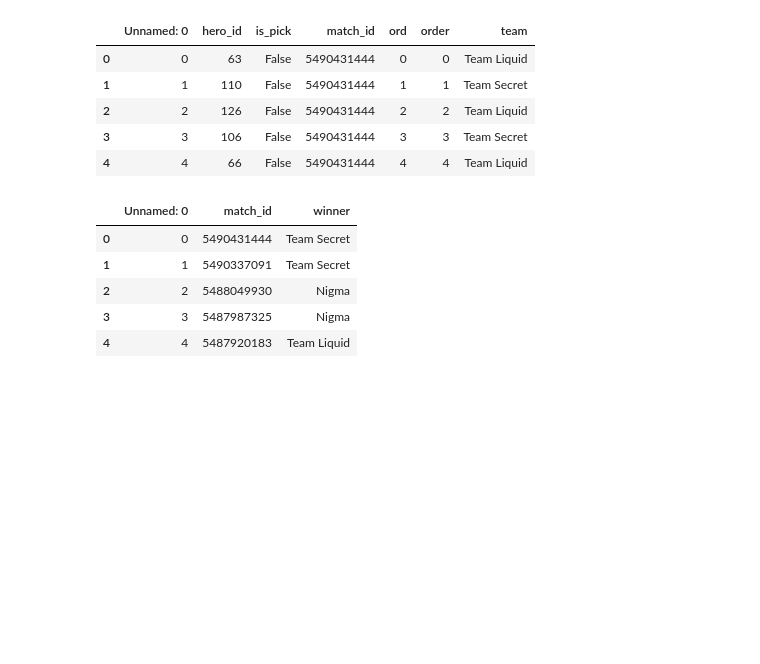
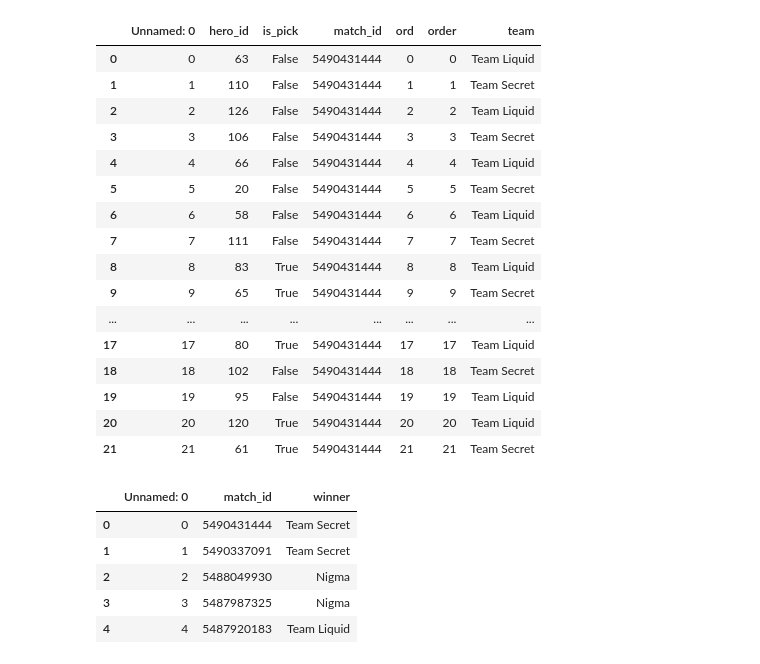
Before and after one commit to Aidan-Jared/DOTA-2-Project, a Jupyter notebook: src/PicksBanEDA.ipynb, the cells around one changed output. Cells and saved outputs as stored; diff of their text form; code cells hidden in the pictures; blank space fills up the shorter version.

```diff
--- a/src/PicksBanEDA.ipynb
+++ b/src/PicksBanEDA.ipynb
@@ -14,14 +14,25 @@ df_heroes = pd.DataFrame.from_dict(names, orient='index', columns=['name'])
 # %%
 df = pd.read_csv("../data/liquid_picks_bans.csv")
 df_win = pd.read_csv("../data/liquid_wins.csv")
-df.head()
+df.head(22)
 # %% [output]
 |  | Unnamed: 0 | hero_id | is_pick | match_id | ord | order | team |
 | 0 | 0 | 63 | False | 5490431444 | 0 | 0 | Team Liquid |
 | 1 | 1 | 110 | False | 5490431444 | 1 | 1 | Team Secret |
 | 2 | 2 | 126 | False | 5490431444 | 2 | 2 | Team Liquid |
 | 3 | 3 | 106 | False | 5490431444 | 3 | 3 | Team Secret |
 | 4 | 4 | 66 | False | 5490431444 | 4 | 4 | Team Liquid |
+| 5 | 5 | 20 | False | 5490431444 | 5 | 5 | Team Secret |
+| 6 | 6 | 58 | False | 5490431444 | 6 | 6 | Team Liquid |
+| 7 | 7 | 111 | False | 5490431444 | 7 | 7 | Team Secret |
+| 8 | 8 | 83 | True | 5490431444 | 8 | 8 | Team Liquid |
+| 9 | 9 | 65 | True | 5490431444 | 9 | 9 | Team Secret |
+| ... | ... | ... | ... | ... | ... | ... | ... |
+| 17 | 17 | 80 | True | 5490431444 | 17 | 17 | Team Liquid |
+| 18 | 18 | 102 | False | 5490431444 | 18 | 18 | Team Secret |
+| 19 | 19 | 95 | False | 5490431444 | 19 | 19 | Team Liquid |
+| 20 | 20 | 120 | True | 5490431444 | 20 | 20 | Team Liquid |
+| 21 | 21 | 61 | True | 5490431444 | 21 | 21 | Team Secret |
 # %%
 df_win.head()
 # %% [output]
```
Also changed, not shown: 2 other files.
